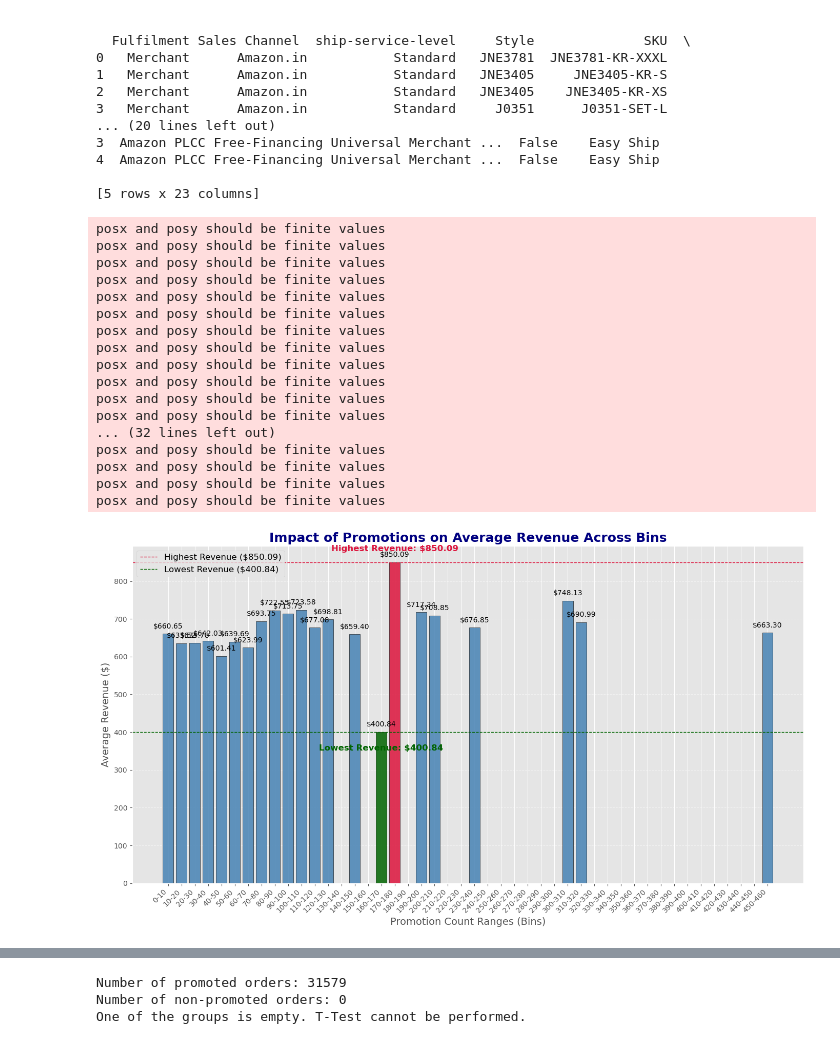
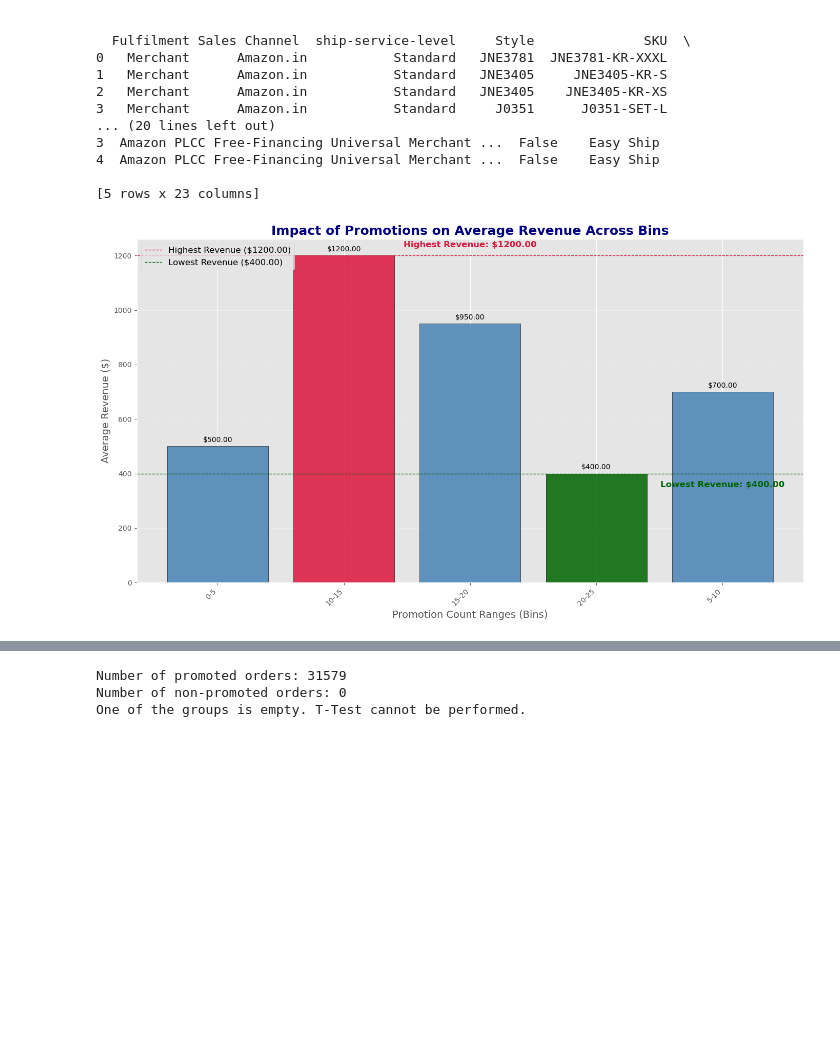
Before and after one commit to ElifSurucu/Analyzing-E-Commerce-Sales-Performance, a Jupyter notebook: Analysis_Notebook.ipynb, the cells around one changed output, grey strips where cells are left out. Drawn from its saved outputs; the diff is of its cells as text; code cells hidden in the pictures; blank space fills up the shorter version.

```diff
--- a/Analysis_Notebook.ipynb
+++ b/Analysis_Notebook.ipynb
@@ -609,17 +606,22 @@ Sunday has the highest sales amount at approximately 3.3 million. This suggests
 - Steady Mid-Week Sales: Given the consistency in sales on Monday to Wednesday, businesses might want to focus on maintaining or boosting customer engagement during these days, possibly through promotions or email campaigns.
 - Promotions on Saturdays: Although Saturday sees fewer sales than Sunday, there is potential for improvement by testing promotional efforts, making it a strategic day for targeting customers.
 # %%
+
+ecommerce_data['Date'] = pd.to_datetime(ecommerce_data['Date'])
+
+daily_trends = ecommerce_data.groupby('Date')['Amount'].sum().reset_index()
+
 daily_trends['7-Day Rolling Average'] = daily_trends['Amount'].rolling(window=7).mean()
+
 peak_sales = daily_trends[daily_trends['Amount'] == daily_trends['Amount'].max()]
+
 plt.figure(figsize=(14, 6))
 plt.plot(daily_trends['Date'], daily_trends['Amount'], marker='o', linestyle='-', color='b', label='Daily Sales')
 plt.plot(daily_trends['Date'], daily_trends['7-Day Rolling Average'], linestyle='--', color='g', label='7-Day Rolling Average')
 plt.scatter(peak_sales['Date'], peak_sales['Amount'], color='r', zorder=5, label=f"Peak Sales: {peak_sales['Amount'].values[0]:,.0f}")
 
-
 for index, row in peak_sales.iterrows():
     plt.text(row['Date'], row['Amount'], f'{row["Amount"]:,.0f}', color='r', ha='center', fontsize=10, fontweight='bold')
-
 
 plt.title('Daily Sales Volume Over Time', fontsize=16)
 plt.xlabel('Date', fontsize=12)
@@ -627,7 +629,6 @@ plt.ylabel('Total Sales (Amount)', fontsize=12)
 plt.xticks(rotation=45)
 plt.legend(loc='upper left')
 
-
 plt.grid(True, axis='y', linestyle='--', alpha=0.7)
 plt.tight_layout()
 plt.show()
@@ -1280,7 +1278,10 @@ promotion_impact = data.groupby('promotion-ids', as_index=False).agg(
 
 [5 rows x 23 columns]
 # %%
-# Enhanced Bar Plot with All Improvements
+binned_data = pd.DataFrame({
+    'promotion_bin': ['[0, 5)', '[5, 10)', '[10, 15)', '[15, 20)', '[20, 25)'],
+    'Amount': [500, 700, 1200, 950, 400]
+})
 plt.figure(figsize=(14, 8))
 
 # Sort bins and simplify bin labels
@@ -1304,48 +1305,31 @@ plt.ylabel("Average Revenue ($)", fontsize=14)
 plt.xticks(rotation=45, ha='right', fontsize=10)
 
 # Add gridlines for better readability
 plt.grid(axis='y', linestyle='--', alpha=0.5)
 
 # Add annotations for all bars
 for i, bar in enumerate(bars):
     value = sorted_data['Amount'].iloc[i]
     plt.text(bar.get_x() + bar.get_width() / 2, bar.get_height() + 10, f"${value:.2f}",
              ha='center', va='bottom', fontsize=10, color='black')
 
 # Annotate insights for highest and lowest bins
 plt.text(sorted_data.loc[sorted_data['Amount'] == max_value].index[0], max_value + 30,
          f"Highest Revenue: ${max_value:.2f}", fontsize=12, color='crimson', weight='bold', ha='center')
 plt.text(sorted_data.loc[sorted_data['Amount'] == min_value].index[0], min_value - 50,
          f"Lowest Revenue: ${min_value:.2f}", fontsize=12, color='darkgreen', weight='bold', ha='center')
 
 # Add horizontal reference lines for the extremes
 plt.axhline(y=max_value, color='crimson', linestyle='--', linewidth=1, label=f"Highest Revenue (${max_value:.2f})")
 plt.axhline(y=min_value, color='darkgreen', linestyle='--', linewidth=1, label=f"Lowest Revenue (${min_value:.2f})")
 
 # Add legend
 plt.legend(loc='upper left', fontsize=12)
 
 # Adjust layout for spacing
 plt.tight_layout()
 
 # Show the plot
 plt.show()
 # %% [output]
-posx and posy should be finite values
-posx and posy should be finite values
-posx and posy should be finite values
-posx and posy should be finite values
-posx and posy should be finite values
-posx and posy should be finite values
-posx and posy should be finite values
-posx and posy should be finite values
-posx and posy should be finite values
-posx and posy should be finite values
-posx and posy should be finite values
-posx and posy should be finite values
-... (32 lines left out)
-posx and posy should be finite values
-posx and posy should be finite values
-posx and posy should be finite values
-posx and posy should be finite values
-[figure, old version]
+[figure, new version]
```
Also changed, not shown: parts of 22 cells of this notebook, 1 other file.
